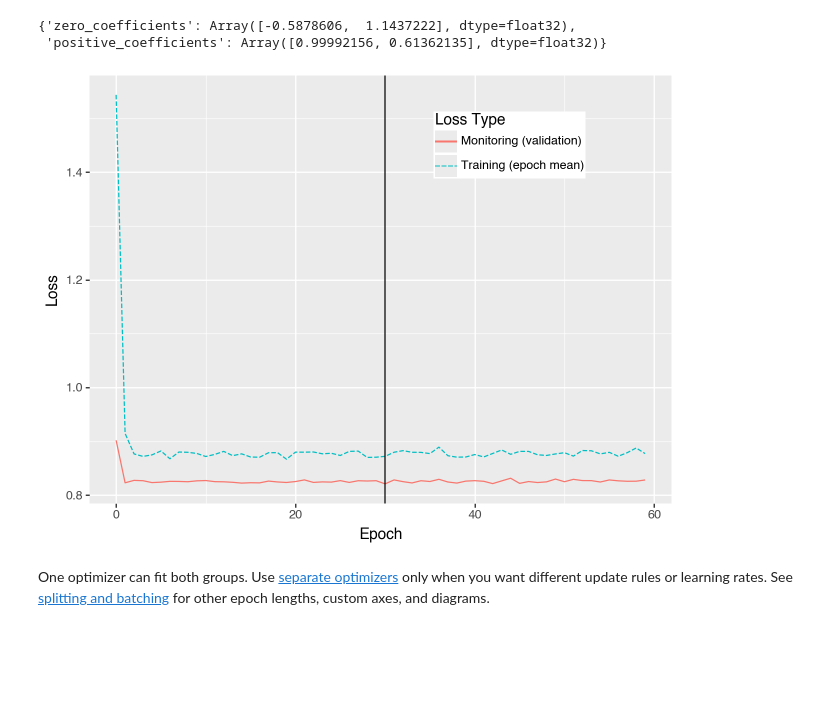
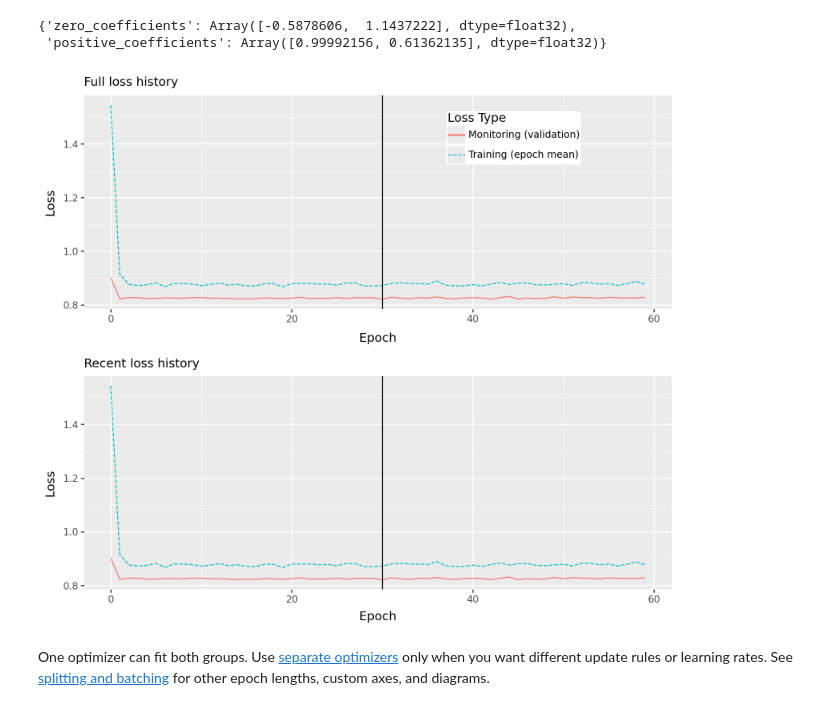
Before and after one commit to liesel-devs/liesel, a Jupyter notebook: docs/source/tutorials/notebooks/10-liesel-optim-advanced.ipynb, the cells around one changed output. Saved outputs shown, nothing was run; the diff lists cells and outputs as text; code cells hidden in the pictures; blank space fills up the shorter version.

```diff
--- a/docs/source/tutorials/notebooks/10-liesel-optim-advanced.ipynb
+++ b/docs/source/tutorials/notebooks/10-liesel-optim-advanced.ipynb
@@ -115,9 +115,9 @@ liesel.optim.engine - INFO - Initializing optimization at epoch 0
 {'zero_coefficients': Array([-0.5878606,  1.1437222], dtype=float32),
  'positive_coefficients': Array([0.99992156, 0.61362135], dtype=float32)}
 # %%
-result.plot_loss()
+result.plot_loss_overview()
 # %% [output]
-[figure, old version]
+[figure, new version]
 # %% [markdown]
 One optimizer can fit both groups. Use [separate optimizers](../../optimizer-customization.rst)
 only when you want different update rules or learning rates. See
```
Also changed, not shown: 6 other files.
